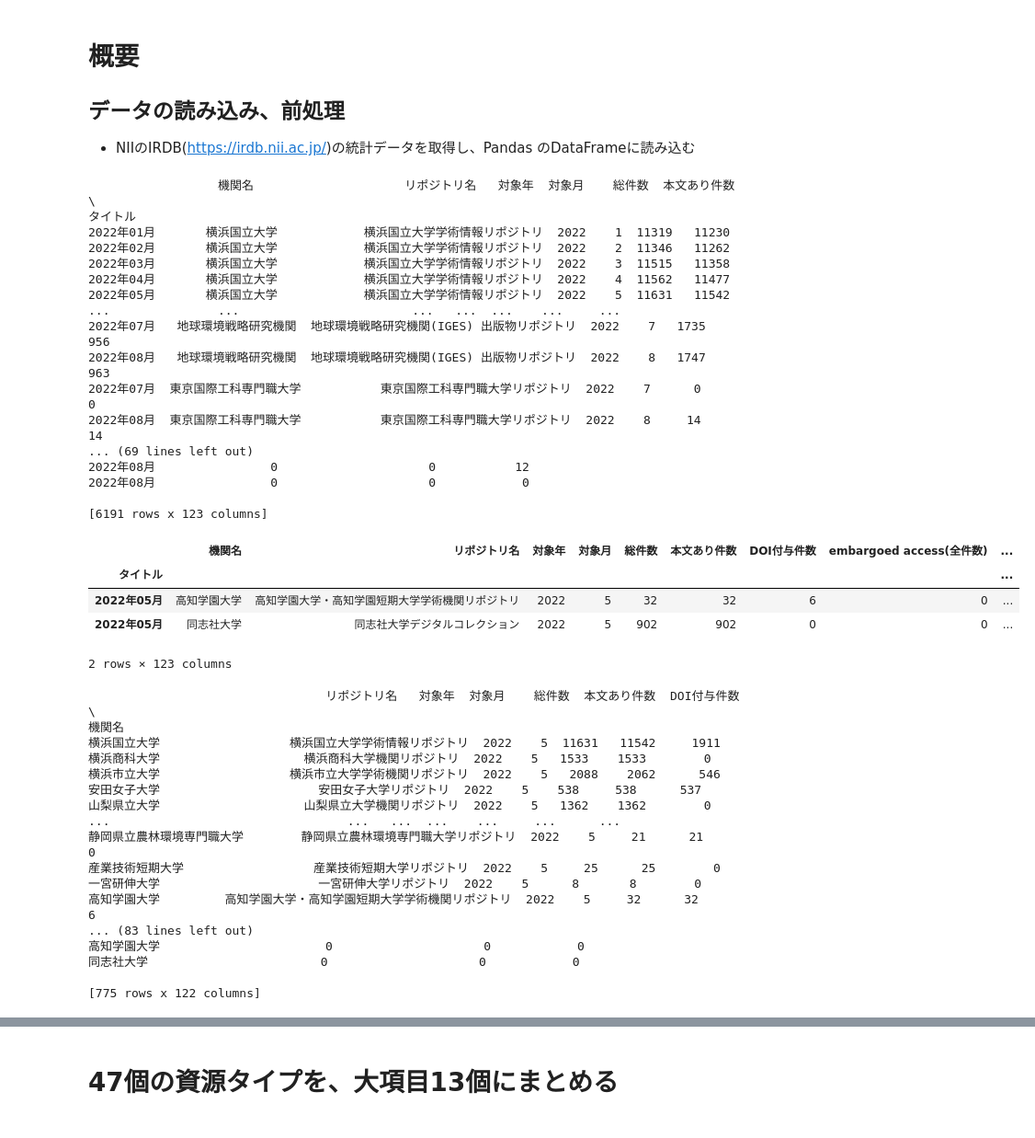
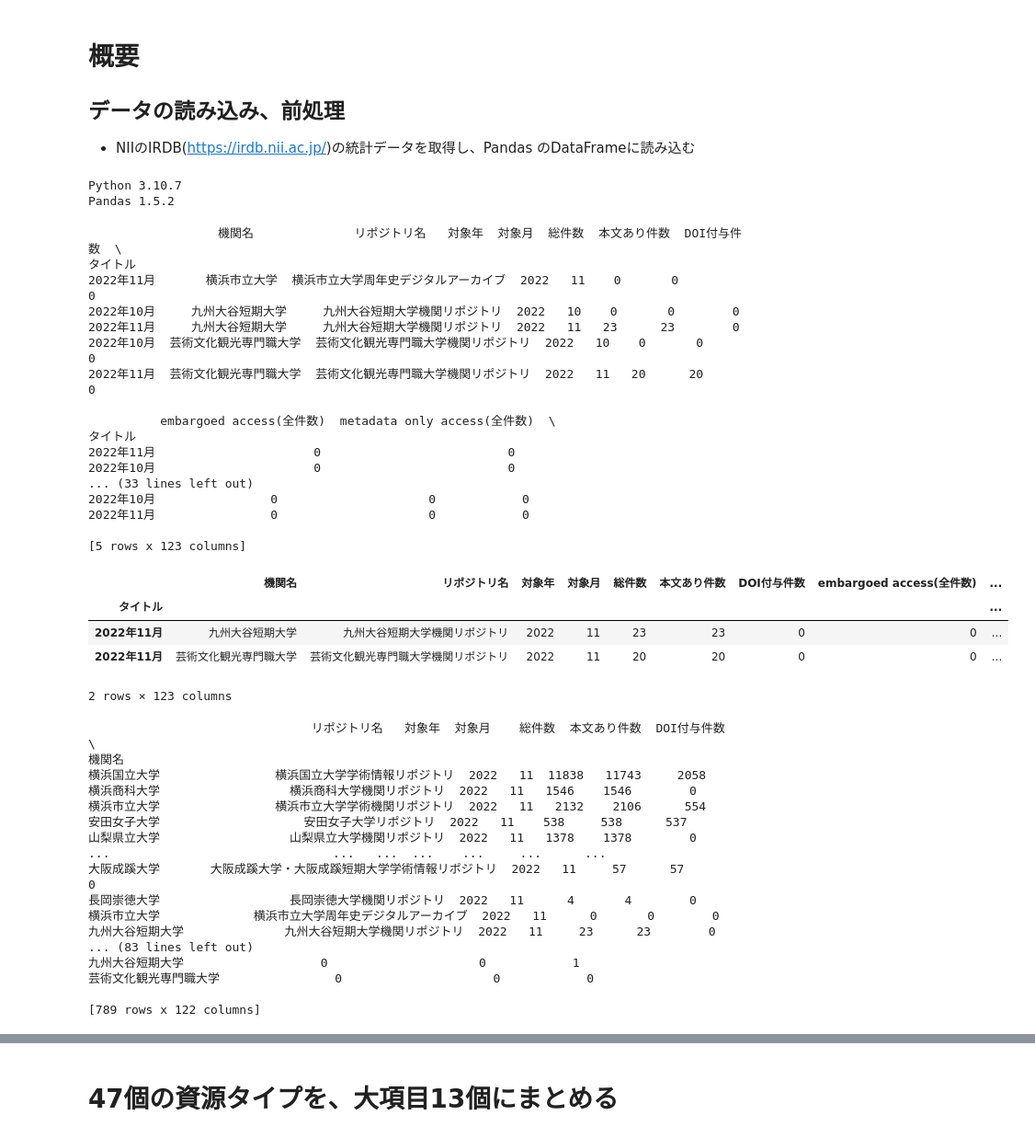
Before and after one commit to wonox/irdbscraping, a Jupyter notebook: irdb.ipynb, the cells around one changed output, grey strips where cells are left out. Shown at 92% size. Cells and saved outputs as stored; diff of their text form; code cells hidden in the pictures.

```diff
--- a/irdb.ipynb
+++ b/irdb.ipynb
@@ -2,61 +2,68 @@
 # 概要
 ## データの読み込み、前処理
 + NIIのIRDB(https://irdb.nii.ac.jp/)の統計データを取得し、Pandas のDataFrameに読み込む
+# %%
+import pandas as pd
+!python -V
+print('Pandas',pd.__version__)
+# %% [output]
+Python 3.10.7
+Pandas 1.5.2
 # %%
 import pandas as pd
 # df = pd.read_excel('2022irdb.xlsx', index_col=0)
-df = pd.read_csv('2022irdb.csv', index_col=0)
-print(df)
+df = pd.read_csv('2022.csv', index_col=0)
+print(df.tail(5))
 # %% [output]
-                  機関名                     リポジトリ名   対象年  対象月    総件数  本文あり件数  \
+                  機関名              リポジトリ名   対象年  対象月  総件数  本文あり件数  DOI付与件数  \
 タイトル
-2022年01月       横浜国立大学            横浜国立大学学術情報リポジトリ  2022    1  11319   11230
-2022年02月       横浜国立大学            横浜国立大学学術情報リポジトリ  2022    2  11346   11262
-2022年03月       横浜国立大学            横浜国立大学学術情報リポジトリ  2022    3  11515   11358
-2022年04月       横浜国立大学            横浜国立大学学術情報リポジトリ  2022    4  11562   11477
-2022年05月       横浜国立大学            横浜国立大学学術情報リポジトリ  2022    5  11631   11542
-...               ...                        ...   ...  ...    ...     ...
-2022年07月   地球環境戦略研究機関  地球環境戦略研究機関(IGES) 出版物リポジトリ  2022    7   1735     956
-2022年08月   地球環境戦略研究機関  地球環境戦略研究機関(IGES) 出版物リポジトリ  2022    8   1747     963
-2022年07月  東京国際工科専門職大学           東京国際工科専門職大学リポジトリ  2022    7      0       0
-2022年08月  東京国際工科専門職大学           東京国際工科専門職大学リポジトリ  2022    8     14      14
-... (69 lines left out)
-2022年08月                0                     0           12
-2022年08月                0                     0            0
+2022年11月       横浜市立大学  横浜市立大学周年史デジタルアーカイブ  2022   11    0       0        0
+2022年10月     九州大谷短期大学     九州大谷短期大学機関リポジトリ  2022   10    0       0        0
+2022年11月     九州大谷短期大学     九州大谷短期大学機関リポジトリ  2022   11   23      23        0
+2022年10月  芸術文化観光専門職大学  芸術文化観光専門職大学機関リポジトリ  2022   10    0       0        0
+2022年11月  芸術文化観光専門職大学  芸術文化観光専門職大学機関リポジトリ  2022   11   20      20        0
 
-[6191 rows x 123 columns]
+          embargoed access(全件数)  metadata only access(全件数)  \
+タイトル
+2022年11月                      0                          0
+2022年10月                      0                          0
+... (33 lines left out)
+2022年10月                0                     0            0
+2022年11月                0                     0            0
+
+[5 rows x 123 columns]
 # %%
 # 統計データから、ある月分を抽出
-df2205 = df.loc['2022年05月']
+df2205 = df.loc['2022年11月']
 df2205.tail(2)
 # %% [output]
 |  | 機関名 | リポジトリ名 | 対象年 | 対象月 | 総件数 | 本文あり件数 | DOI付与件数 | embargoed access(全件数) | ... |
 | タイトル |  |  |  |  |  |  |  |  | ... |
-| 2022年05月 | 高知学園大学 | 高知学園大学・高知学園短期大学学術機関リポジトリ | 2022 | 5 | 32 | 32 | 6 | 0 | ... |
-| 2022年05月 | 同志社大学 | 同志社大学デジタルコレクション | 2022 | 5 | 902 | 902 | 0 | 0 | ... |
+| 2022年11月 | 九州大谷短期大学 | 九州大谷短期大学機関リポジトリ | 2022 | 11 | 23 | 23 | 0 | 0 | ... |
+| 2022年11月 | 芸術文化観光専門職大学 | 芸術文化観光専門職大学機関リポジトリ | 2022 | 11 | 20 | 20 | 0 | 0 | ... |
 2 rows × 123 columns
 # %%
 # 機関名をインデクスにセット
 df2205i = df2205.set_index('機関名')
 print(df2205i)
 # %% [output]
-                                 リポジトリ名   対象年  対象月    総件数  本文あり件数  DOI付与件数  \
+                               リポジトリ名   対象年  対象月    総件数  本文あり件数  DOI付与件数  \
 機関名
-横浜国立大学                  横浜国立大学学術情報リポジトリ  2022    5  11631   11542     1911
-横浜商科大学                    横浜商科大学機関リポジトリ  2022    5   1533    1533        0
-横浜市立大学                  横浜市立大学学術機関リポジトリ  2022    5   2088    2062      546
-安田女子大学                      安田女子大学リポジトリ  2022    5    538     538      537
-山梨県立大学                    山梨県立大学機関リポジトリ  2022    5   1362    1362        0
-...                                 ...   ...  ...    ...     ...      ...
-静岡県立農林環境専門職大学        静岡県立農林環境専門職大学リポジトリ  2022    5     21      21        0
-産業技術短期大学                  産業技術短期大学リポジトリ  2022    5     25      25        0
-一宮研伸大学                      一宮研伸大学リポジトリ  2022    5      8       8        0
-高知学園大学         高知学園大学・高知学園短期大学学術機関リポジトリ  2022    5     32      32        6
+横浜国立大学                横浜国立大学学術情報リポジトリ  2022   11  11838   11743     2058
+横浜商科大学                  横浜商科大学機関リポジトリ  2022   11   1546    1546        0
+横浜市立大学                横浜市立大学学術機関リポジトリ  2022   11   2132    2106      554
+安田女子大学                    安田女子大学リポジトリ  2022   11    538     538      537
+山梨県立大学                  山梨県立大学機関リポジトリ  2022   11   1378    1378        0
+...                               ...   ...  ...    ...     ...      ...
+大阪成蹊大学       大阪成蹊大学・大阪成蹊短期大学学術情報リポジトリ  2022   11     57      57        0
+長岡崇徳大学                  長岡崇徳大学機関リポジトリ  2022   11      4       4        0
+横浜市立大学             横浜市立大学周年史デジタルアーカイブ  2022   11      0       0        0
+九州大谷短期大学              九州大谷短期大学機関リポジトリ  2022   11     23      23        0
 ... (83 lines left out)
-高知学園大学                       0                     0            0
-同志社大学                        0                     0            0
+九州大谷短期大学                   0                     0            1
+芸術文化観光専門職大学                0                     0            0
 
-[775 rows x 122 columns]
+[789 rows x 122 columns]
 # %%
 # df2205iを全件数と、本文ありとに分け、差分（メタデータのみ）を取り出す。
 # print(df2205i.iloc[:,17:64].columns)
```
Also changed, not shown: parts of 37 cells of this notebook, 2 other files.
